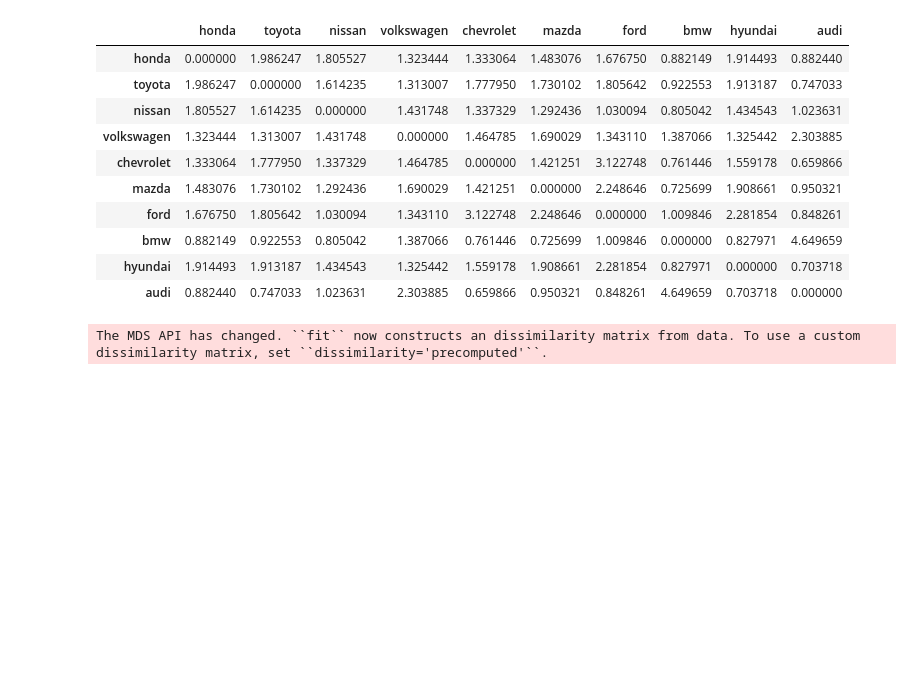
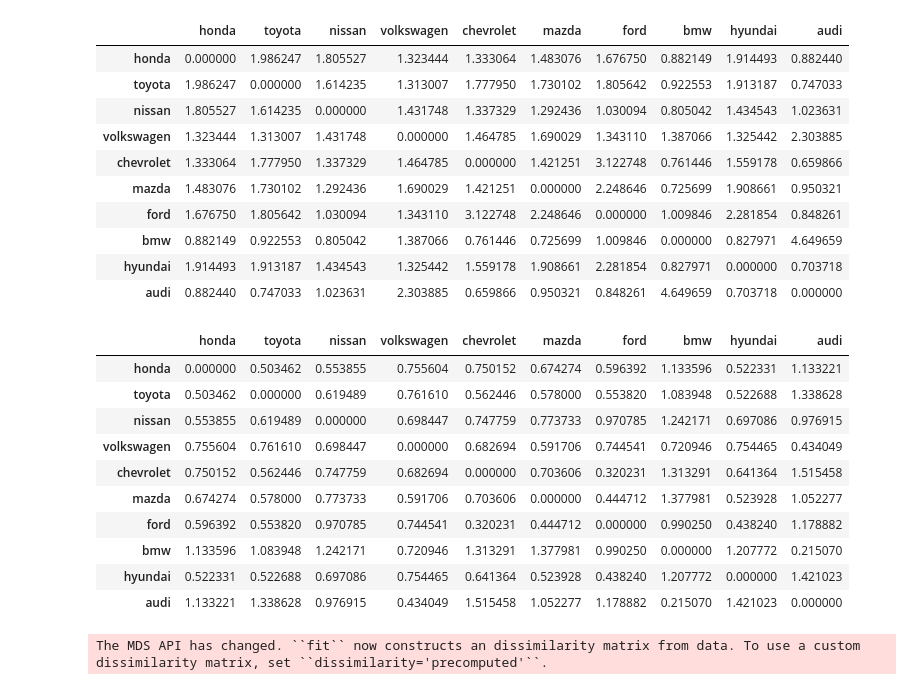
Before and after one commit to zack-tan/car-forums-text-analysis, a Jupyter notebook: ananya_a&b.ipynb, the cells around one changed output. Drawn from its saved outputs; the diff is of its cells as text; code cells hidden in the pictures; blank space fills up the shorter version.

```diff
--- a/ananya_a&b.ipynb
+++ b/ananya_a&b.ipynb
@@ -370,6 +369,36 @@ lift_df
 | bmw | 0.882149 | 0.922553 | 0.805042 | 1.387066 | 0.761446 | 0.725699 | 1.009846 | 0.000000 | 0.827971 | 4.649659 |
 | hyundai | 1.914493 | 1.913187 | 1.434543 | 1.325442 | 1.559178 | 1.908661 | 2.281854 | 0.827971 | 0.000000 | 0.703718 |
 | audi | 0.882440 | 0.747033 | 1.023631 | 2.303885 | 0.659866 | 0.950321 | 0.848261 | 4.649659 | 0.703718 | 0.000000 |
+# %%
+#inverse of lift: dissimilarity  measure
+diss_df = pd.DataFrame(columns = brand_names)
+
+for i in brand_names:
+    diss = []
+    for j in brand_names:
+        if i == j:
+            diss_val = 0
+            diss.append(diss_val)
+        else:
+            diss_val = 1/lift_calculator(i,j,prob_df)
+            diss.append(diss_val)
+    diss_df[i] = diss
+
+#renaming the index
+diss_df.index = brand_names
+diss_df
+# %% [output]
+|  | honda | toyota | nissan | volkswagen | chevrolet | mazda | ford | bmw | hyundai | audi |
+| honda | 0.000000 | 0.503462 | 0.553855 | 0.755604 | 0.750152 | 0.674274 | 0.596392 | 1.133596 | 0.522331 | 1.133221 |
+| toyota | 0.503462 | 0.000000 | 0.619489 | 0.761610 | 0.562446 | 0.578000 | 0.553820 | 1.083948 | 0.522688 | 1.338628 |
+| nissan | 0.553855 | 0.619489 | 0.000000 | 0.698447 | 0.747759 | 0.773733 | 0.970785 | 1.242171 | 0.697086 | 0.976915 |
+| volkswagen | 0.755604 | 0.761610 | 0.698447 | 0.000000 | 0.682694 | 0.591706 | 0.744541 | 0.720946 | 0.754465 | 0.434049 |
+| chevrolet | 0.750152 | 0.562446 | 0.747759 | 0.682694 | 0.000000 | 0.703606 | 0.320231 | 1.313291 | 0.641364 | 1.515458 |
+| mazda | 0.674274 | 0.578000 | 0.773733 | 0.591706 | 0.703606 | 0.000000 | 0.444712 | 1.377981 | 0.523928 | 1.052277 |
+| ford | 0.596392 | 0.553820 | 0.970785 | 0.744541 | 0.320231 | 0.444712 | 0.000000 | 0.990250 | 0.438240 | 1.178882 |
+| bmw | 1.133596 | 1.083948 | 1.242171 | 0.720946 | 1.313291 | 1.377981 | 0.990250 | 0.000000 | 1.207772 | 0.215070 |
+| hyundai | 0.522331 | 0.522688 | 0.697086 | 0.754465 | 0.641364 | 0.523928 | 0.438240 | 1.207772 | 0.000000 | 1.421023 |
+| audi | 1.133221 | 1.338628 | 0.976915 | 0.434049 | 1.515458 | 1.052277 | 1.178882 | 0.215070 | 1.421023 | 0.000000 |
 # %%
 from sklearn.manifold import MDS
 
```
Also changed, not shown: parts of 5 cells of this notebook.
